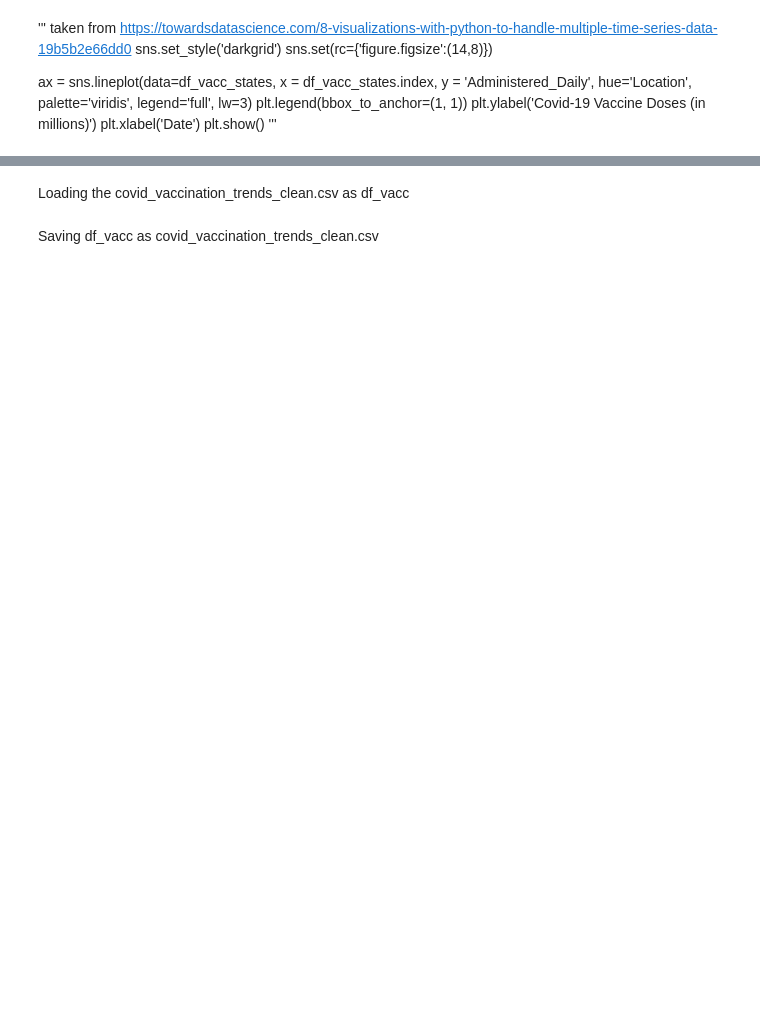
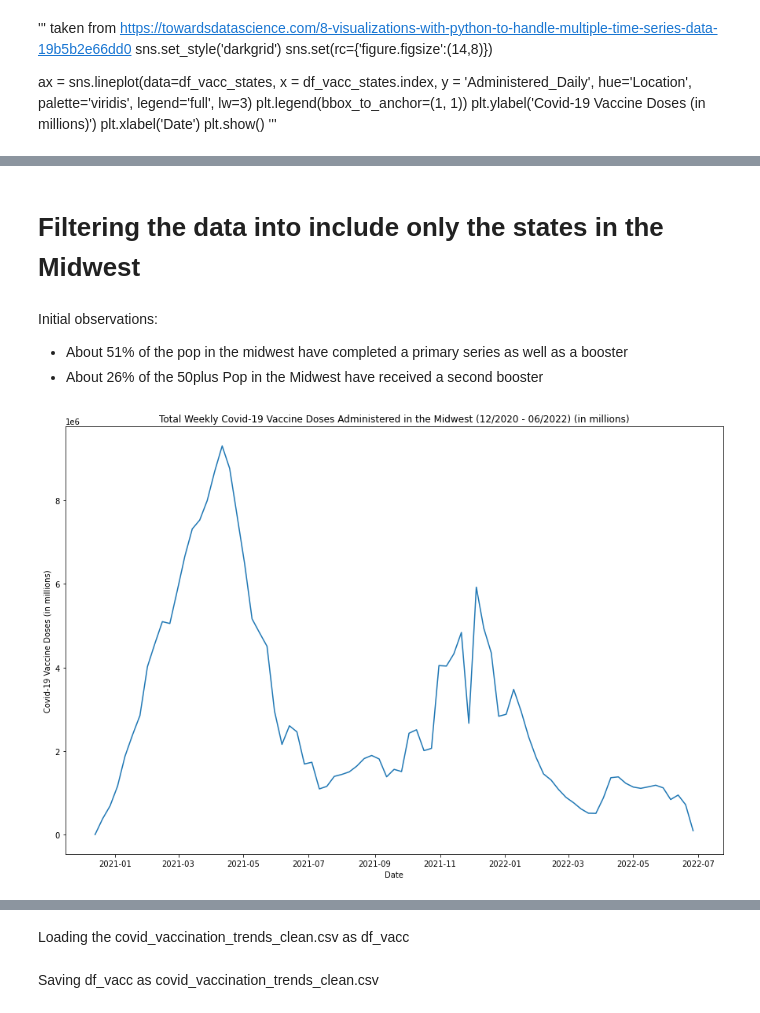
Before and after one commit to DeeVerma1/Project-4, a Jupyter notebook: code/02.2 - EDA-Vaccination.ipynb, the cells around one changed output, grey strips where cells are left out. Drawn from its saved outputs; the diff is of its cells as text; code cells hidden in the pictures; blank space fills up the shorter version.

```diff
--- a/code/02.2 - EDA-Vaccination.ipynb
+++ b/code/02.2 - EDA-Vaccination.ipynb
@@ -863,0 +317,21 @@ df_vacc_ne.describe().T
+# %% [markdown]
+# Filtering the data into include only the states in the Midwest
+# %% [markdown]
+Initial observations:
+- About 51% of the pop in the midwest have completed a primary series as well as a booster
+- About 26% of the 50plus Pop in the Midwest have received a second booster
+# %%
+midwest_states = ["MI", "OH", "IN", "IL", "WI", "MN", "IA", "MO", "KS", "NE", "SD", "ND"]
+
+df_vacc_midwest = df_vacc_states[df_vacc_states["Location"].isin(midwest_states)]
+# %%
+d = df_vacc_midwest.resample("W").sum()["Administered_Daily"]
+weekly_total_doses_midwest = d.to_frame()
+# %%
+plt.figure(figsize = (15,10))
+plt.plot(weekly_total_doses_midwest.index, weekly_total_doses_midwest["Administered_Daily"])
+plt.xlabel("Date")
+plt.ylabel("Covid-19 Vaccine Doses (in millions)")
+plt.title("Total Weekly Covid-19 Vaccine Doses Administered in the Midwest (12/2020 - 06/2022) (in millions)");
+# %% [output]
+[figure, added]
```
Also changed, not shown: parts of 124 cells of this notebook.
